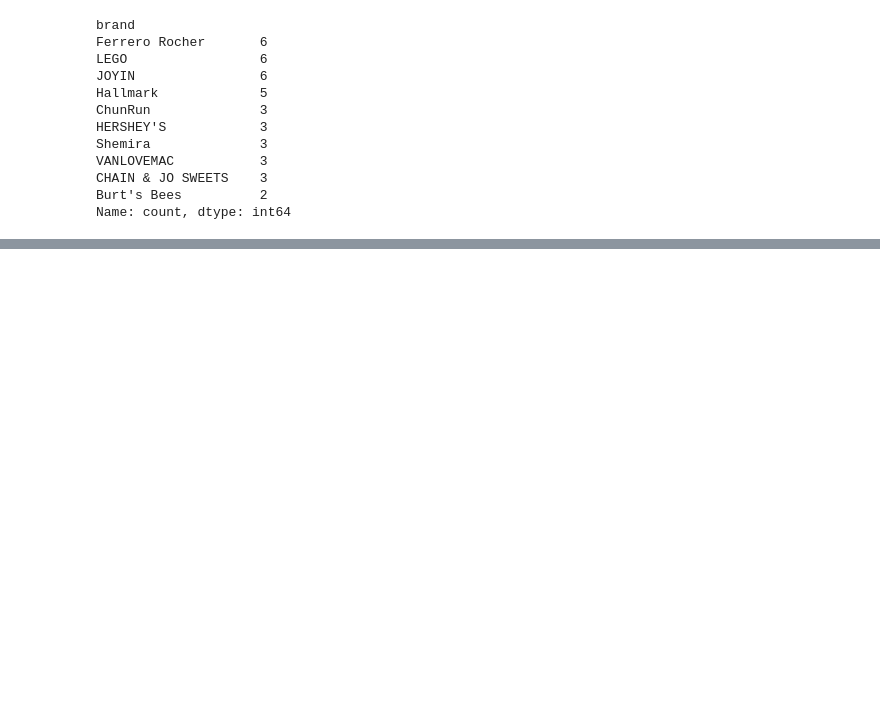
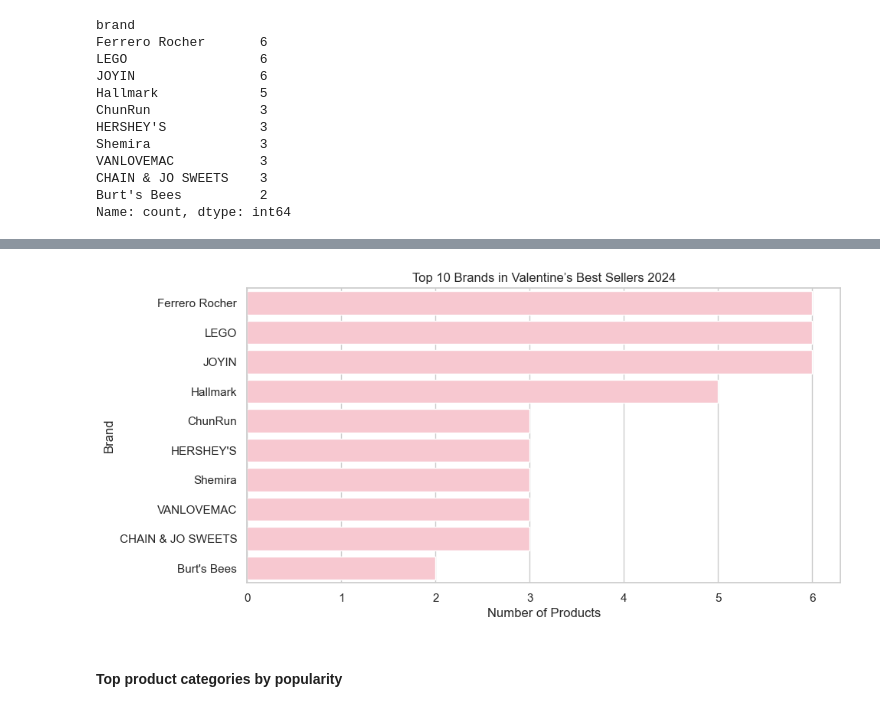
Before and after one commit to MaykInvest/Data-Analysis-Amazon-Best-Sellers-in-2024, a Jupyter notebook: analysis.ipynb, the cells around one changed output, grey strips where cells are left out. Saved outputs shown, nothing was run; the diff lists cells and outputs as text; code cells hidden in the pictures; blank space fills up the shorter version.

```diff
--- a/analysis.ipynb
+++ b/analysis.ipynb
@@ -269,0 +334,5 @@ plt.show()  # <- This ensures the plot displays
+# %%
+# Count frequency of each brand
+top_brands = df['brand'].value_counts().head(10).reset_index()
+top_brands.columns = ['Brand', 'Count']
+top_brands
@@ -269,0 +351,26 @@ plt.show()  # <- This ensures the plot displays
+# %%
+import matplotlib.pyplot as plt
+import seaborn as sns
+
+%matplotlib inline
+sns.set(style="whitegrid")
+plt.figure(figsize=(10,5))
+
+sns.barplot(data=top_brands, x='Count', y='Brand', color='pink')
+
+plt.title('Top 10 Brands in Valentine’s Best Sellers 2024')
+plt.xlabel('Number of Products')
+plt.ylabel('Brand')
+
+plt.show()
+
+"""
+The chart will clearly show which brands dominate the Valentine’s best-seller list.
+
+Example: You might see brands like Hallmark, Yankee Candle, Pandora, Godiva, etc. depending on your dataset.
+
+"""
+# %% [output]
+[figure, added]
+# %% [markdown]
+#### Top product categories by popularity
```
Also changed, not shown: parts of 17 cells of this notebook, 1 other file.
